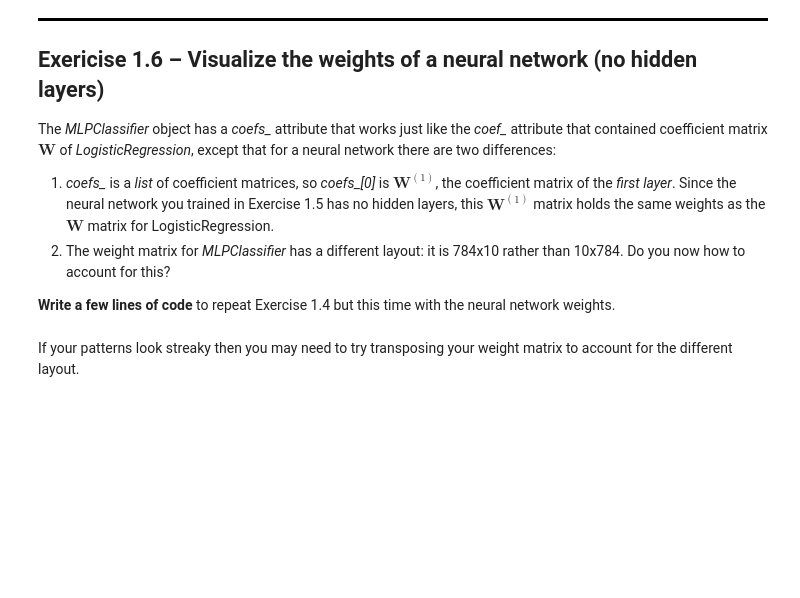
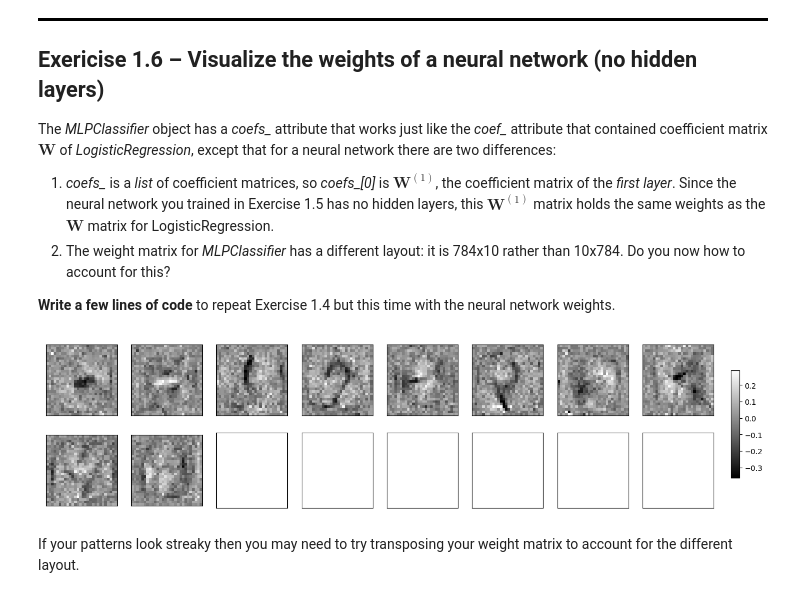
Before and after one commit to KrisTheCanadian/COMP-432-Labs, a Jupyter notebook: Lab5/lab5-exercises.ipynb, the cells around one changed output. Cells and saved outputs as stored; diff of their text form; code cells hidden in the pictures; blank space fills up the shorter version.

```diff
--- a/Lab5/lab5-exercises.ipynb
+++ b/Lab5/lab5-exercises.ipynb
@@ -170,3 +211,12 @@ A neural network has *many* more hyperparameters to configure. Configure your ne
 * Use *verbose*=True to see progress printed out. Each time it prints "Iteration X" it means SGD has made another pass over all 60,000 training examples.
 # %%
 # Your code here. Aim for 1-2 lines, plus whatever line wrapping you need for arguments!
+neural_network_model = sklearn.neural_network.MLPClassifier(
+  hidden_layer_sizes=(),
+  solver='sgd',
+  batch_size=100,
+  max_iter=10,
+  learning_rate_init=0.01,
+  momentum=0.9,
+  random_state=0,verbose=True
+).fit(X_trn, y_trn)
@@ -187,6 +253,9 @@ $\mathbf{W}^{(1)}$ matrix holds the same weights as the $\mathbf{W}$ matrix for
 **Write a few lines of code** to repeat Exercise 1.4 but this time with the neural network weights.
 # %%
 # Your code here. Aim for 1-2 lines.
+plot_matrix_grid(neural_network_model.coefs_[0].reshape(28,28,-1).T)
+# %% [output]
+[figure, added]
 # %% [markdown]
 If your patterns look streaky then you may need to try transposing your weight matrix to account for the different layout.
 # %% [markdown]
```
Also changed, not shown: parts of 29 cells of this notebook, 2 other files.
